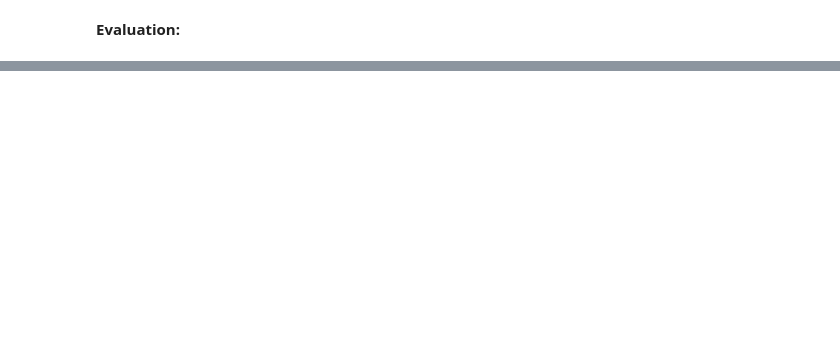
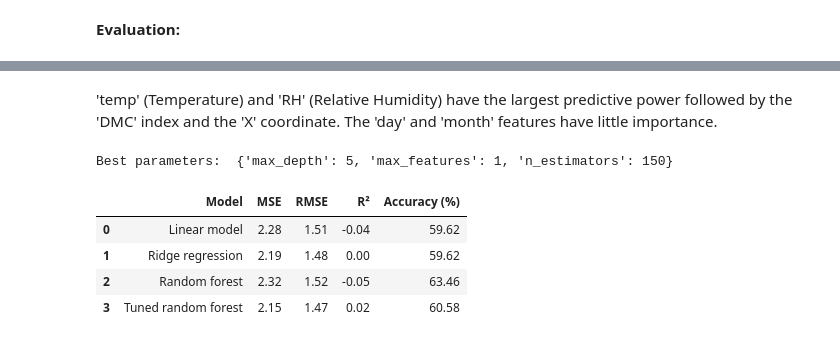
Before and after one commit to laurasck14/MLI2024, a Jupyter notebook: ml_LS.ipynb, the cells around one changed output, grey strips where cells are left out. Cells and saved outputs as stored; diff of their text form; code cells hidden in the pictures; blank space fills up the shorter version.

```diff
--- a/ml_LS.ipynb
+++ b/ml_LS.ipynb
@@ -422,0 +419,10 @@ Accuracy =  62.5 %
+# %%
+metrics = {
+    'Model': ['Linear model', 'Ridge regression', 'Random forest'],
+    'MSE': [mse_linear, mse_kridge, mse_test],
+    'RMSE': [rmse_linear, rmse_kridge, rmse_test],
+    'R²': [r2_linear, r2_kridge, r2_forest],
+    'Accuracy (%)': [percentage_linear, percentage_kridge, percentage_forest]
+}
+metrics_df = pd.DataFrame(metrics)
+metrics_df.round(2)
@@ -422,0 +466,2 @@ Accuracy =  62.5 %
+# %% [markdown]
+'temp' (Temperature) and 'RH' (Relative Humidity) have the largest predictive power followed by the 'DMC' index and the 'X' coordinate. The 'day' and 'month' features have little importance.
@@ -422,0 +470,15 @@ Accuracy =  62.5 %
+# %%
+param_grid = {
+    'max_depth': [None, 5, 10],
+    'max_features' : [1, 5, 10],
+    'n_estimators': [10, 50, 100, 150]}
+
+# GridSearch with Cross Validation:
+grid_search = GridSearchCV(estimator = RandomForestRegressor(random_state = 42),
+                           param_grid = param_grid,
+                           cv = KFold(n_splits=5, shuffle=True, random_state = 42))
+grid_search.fit(X_train, y_train)
+best_params = grid_search.best_params_
+print(f"Best parameters: ", best_params)
+# %% [output]
+Best parameters:  {'max_depth': 5, 'max_features': 1, 'n_estimators': 150}
@@ -422,0 +510,16 @@ Accuracy =  62.5 %
+# %%
+tuned_forest = pd.DataFrame({
+    'Model': 'Tuned random forest',
+    'MSE': [mse_tuned_test],
+    'RMSE': [rmse_tuned_test],
+    'R²': [r2_tuned],
+    'Accuracy (%)': [percentage_tuned]  # Replace with the actual accuracy
+})
+metrics2 = pd.concat([metrics_df, tuned_forest], ignore_index=True).round(2)
+metrics2
+# %% [output]
+|  | Model | MSE | RMSE | R² | Accuracy (%) |
+| 0 | Linear model | 2.28 | 1.51 | -0.04 | 59.62 |
+| 1 | Ridge regression | 2.19 | 1.48 | 0.00 | 59.62 |
+| 2 | Random forest | 2.32 | 1.52 | -0.05 | 63.46 |
+| 3 | Tuned random forest | 2.15 | 1.47 | 0.02 | 60.58 |
```
Also changed, not shown: parts of 29 cells of this notebook.
